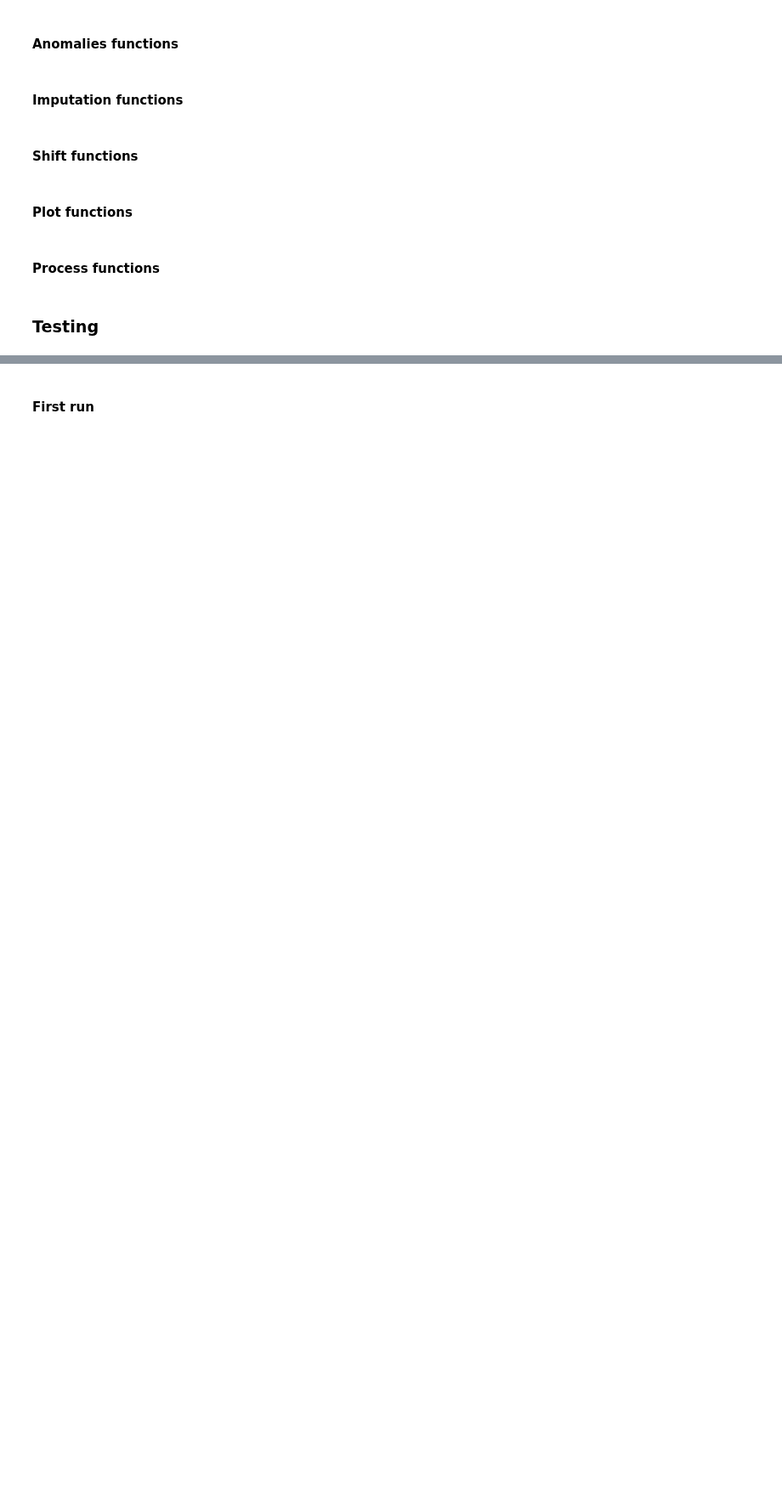
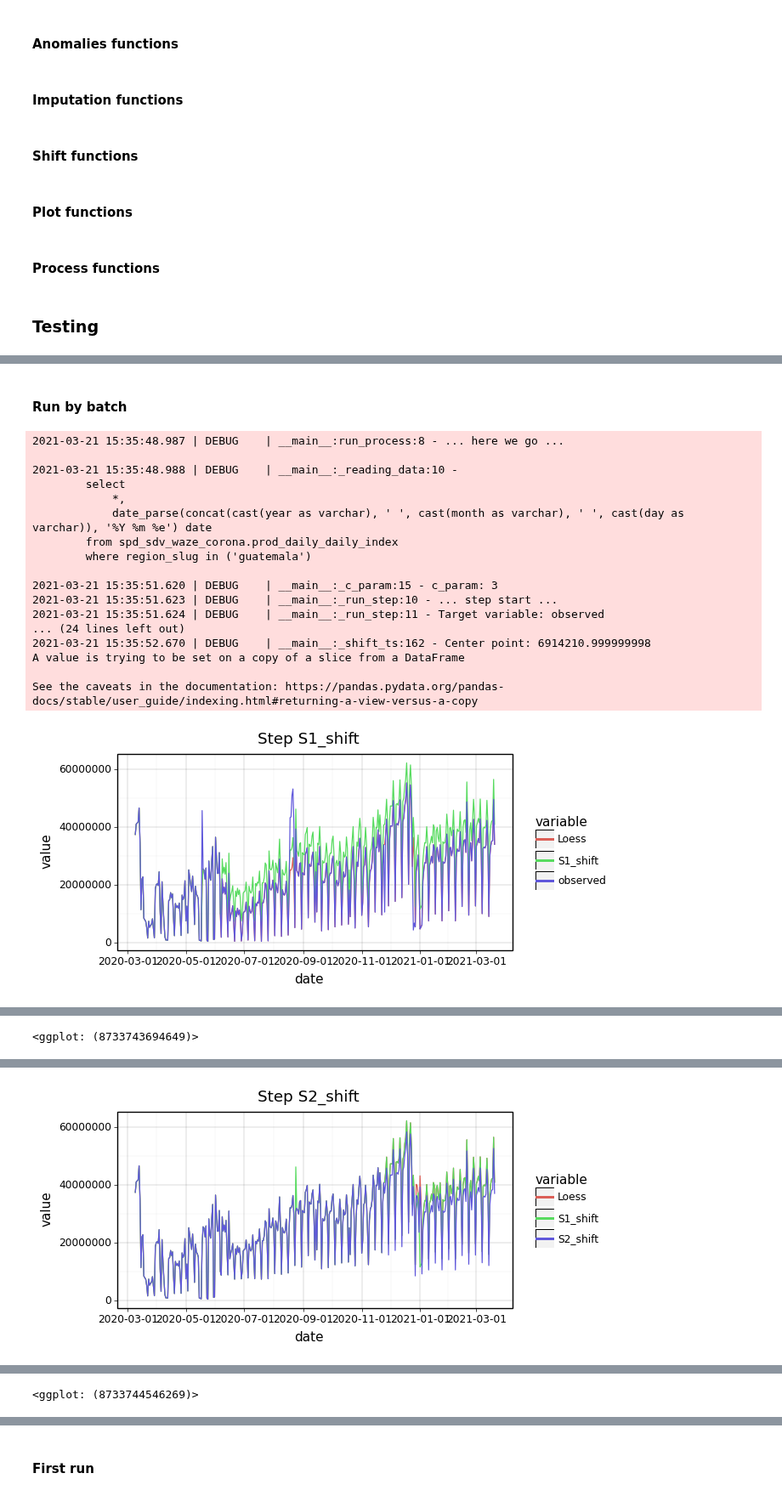
Before and after one commit to EL-BID/IDB-IDB-Invest-Coronavirus-Impact-Dashboard, a Jupyter notebook: notebooks/cleaning_observed_ts_city.ipynb, the cells around one changed output, grey strips where cells are left out. Shown at 85% size. Cells and saved outputs as stored; diff of their text form; code cells hidden in the pictures; blank space fills up the shorter version.

```diff
--- a/notebooks/cleaning_observed_ts_city.ipynb
+++ b/notebooks/cleaning_observed_ts_city.ipynb
@@ -624,0 +758,8 @@ gg
+# %%
+qry = """
+select
+    distinct region_slug
+from spd_sdv_waze_corona.prod_daily_daily_index
+"""
+regions_list = pd.read_sql_query(qry, conn).sort_values('region_slug').region_slug.unique()
+print(len(regions))
@@ -624,0 +768,28 @@ gg
+# %% [markdown]
+#### Run by batch
+# %%
+for region in regions_list:
+    run_process(region_slug=region,
+                        anomaly_vote_minimun_s1=1,
+                        anomaly_vote_minimun_s2=1,
+                        print_report = False,
+                        print_plot = False)
+# %% [output]
+2021-03-21 15:35:48.987 | DEBUG    | __main__:run_process:8 - ... here we go ...
+
+2021-03-21 15:35:48.988 | DEBUG    | __main__:_reading_data:10 -
+        select
+            *,
+            date_parse(concat(cast(year as varchar), ' ', cast(month as varchar), ' ', cast(day as varchar)), '%Y %m %e') date
+        from spd_sdv_waze_corona.prod_daily_daily_index
+        where region_slug in ('guatemala')
+
+2021-03-21 15:35:51.620 | DEBUG    | __main__:_c_param:15 - c_param: 3
+2021-03-21 15:35:51.623 | DEBUG    | __main__:_run_step:10 - ... step start ...
+2021-03-21 15:35:51.624 | DEBUG    | __main__:_run_step:11 - Target variable: observed
+... (24 lines left out)
+2021-03-21 15:35:52.670 | DEBUG    | __main__:_shift_ts:162 - Center point: 6914210.999999998
+A value is trying to be set on a copy of a slice from a DataFrame
+
+See the caveats in the documentation: https://pandas.pydata.org/pandas-docs/stable/user_guide/indexing.html#returning-a-view-versus-a-copy
+[figure, added]
@@ -624,0 +816 @@ gg
+<ggplot: (8733743694649)>
@@ -624,0 +825 @@ gg
+[figure, added]
@@ -624,0 +828 @@ gg
+<ggplot: (8733744546269)>
```
Also changed, not shown: parts of 24 cells of this notebook.
